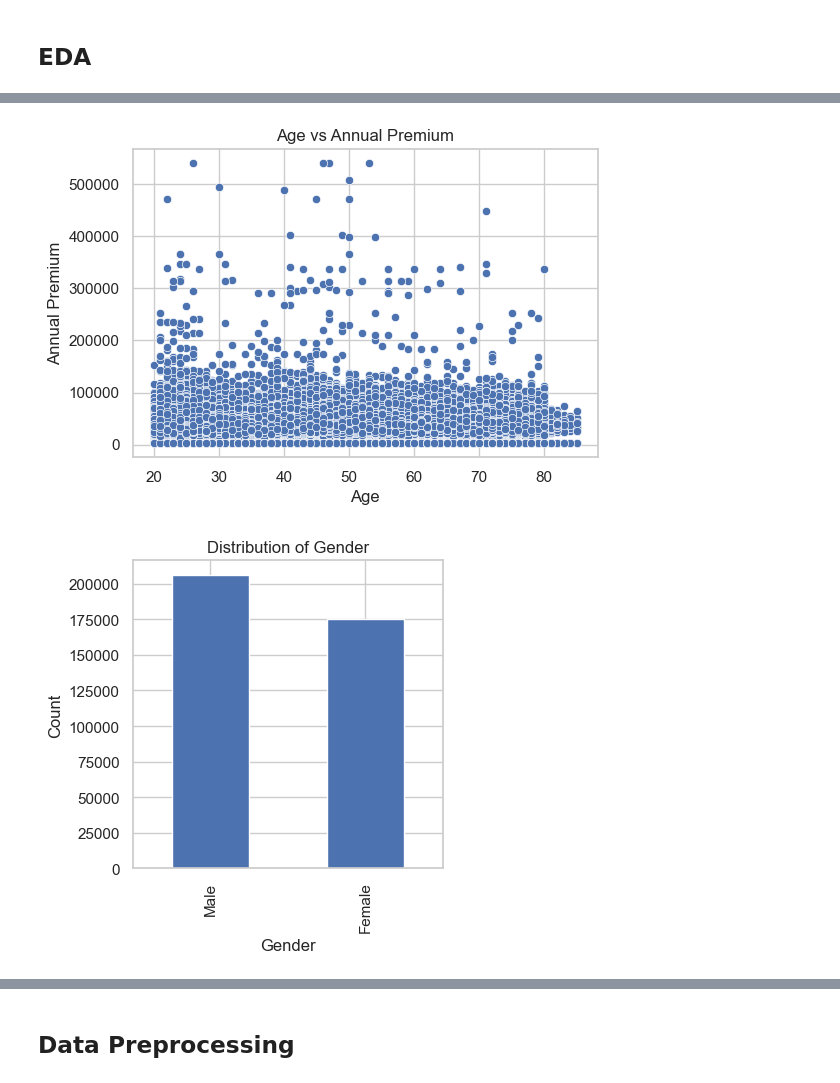
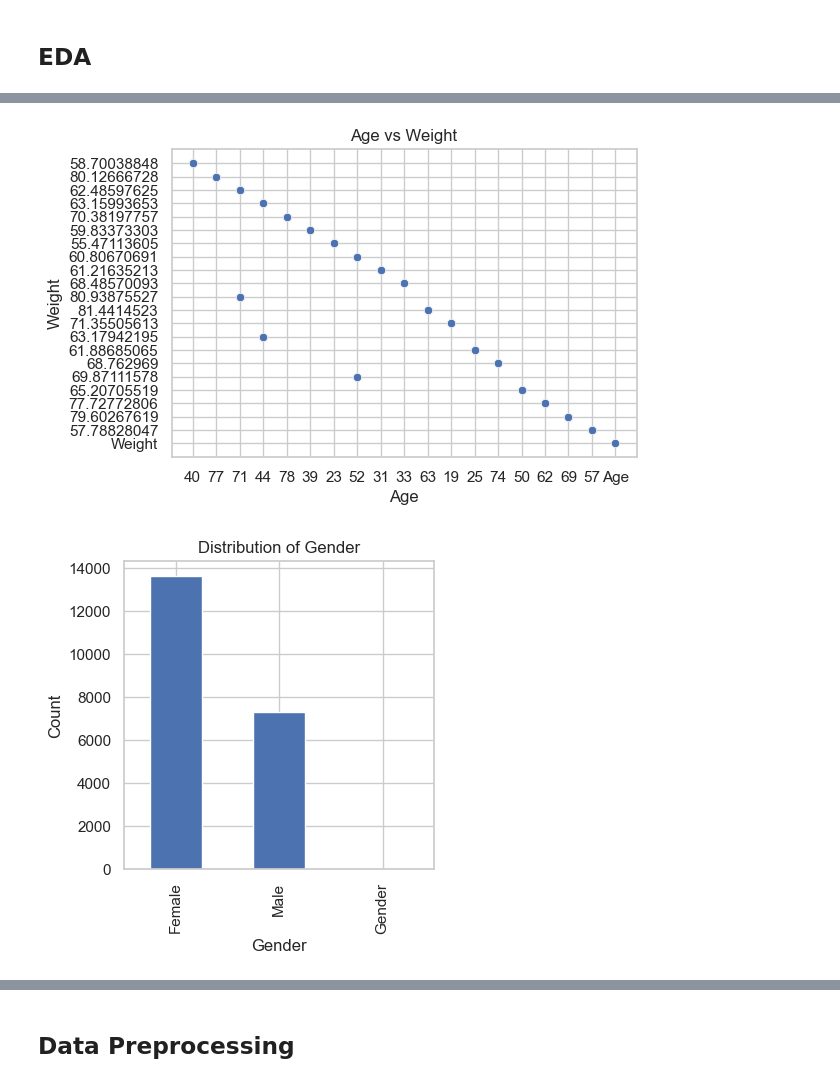
Before and after one commit to nsgowebjavaprog/NS-Davakhane, a Jupyter notebook: notebook/exp-notebook.ipynb, the cells around one changed output, grey strips where cells are left out. Saved outputs shown, nothing was run; the diff lists cells and outputs as text; code cells hidden in the pictures.

```diff
--- a/notebook/exp-notebook.ipynb
+++ b/notebook/exp-notebook.ipynb
@@ -89,6 +108,6 @@ warnings.filterwarnings("ignore")
 # %% [markdown]
 ## Import Dataset
 # %%
-df = pd.read_csv("data.csv")
+df = pd.read_csv("dataset.csv")
 df.head()
 # %% [output]
@@ -202,13 +208,13 @@ df['Age'].hist(bins=20)
 # %%
 # Scatter Plot
 plt.figure(figsize=(6, 4))
-sns.scatterplot(x='Age', y='Annual_Premium', data=df)
-plt.title('Age vs Annual Premium')
+sns.scatterplot(x='Age', y='Weight', data=df)
+plt.title('Age vs Weight')
 plt.xlabel('Age')
-plt.ylabel('Annual Premium')
+plt.ylabel('Weight')
 plt.show()
 # %% [output]
-[figure, old version]
+[figure, new version]
 # %%
 # Gender-Response comparison
 
@@ -226,5 +232,5 @@ plt.title('Distribution of Gender')
 # Show the plot
 plt.show()
 # %% [output]
-[figure, old version]
+[figure, new version]
 # %%
```
Also changed, not shown: parts of 36 cells of this notebook, 2 other files.
